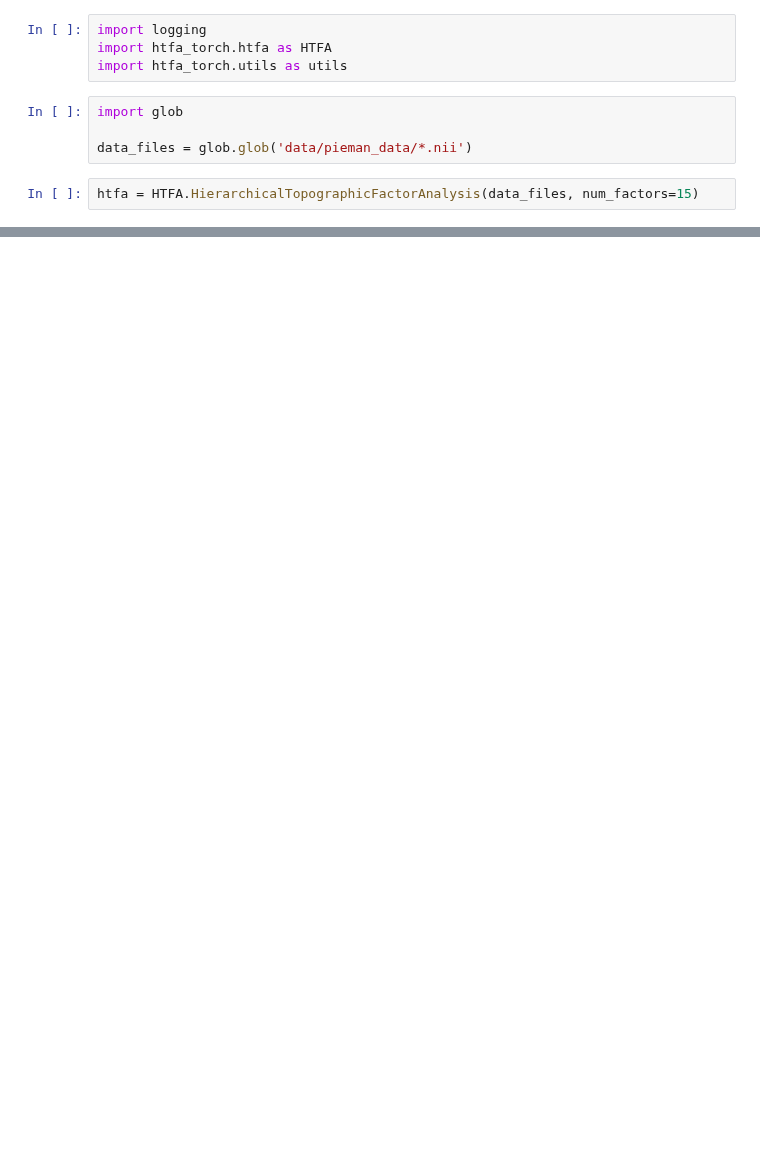
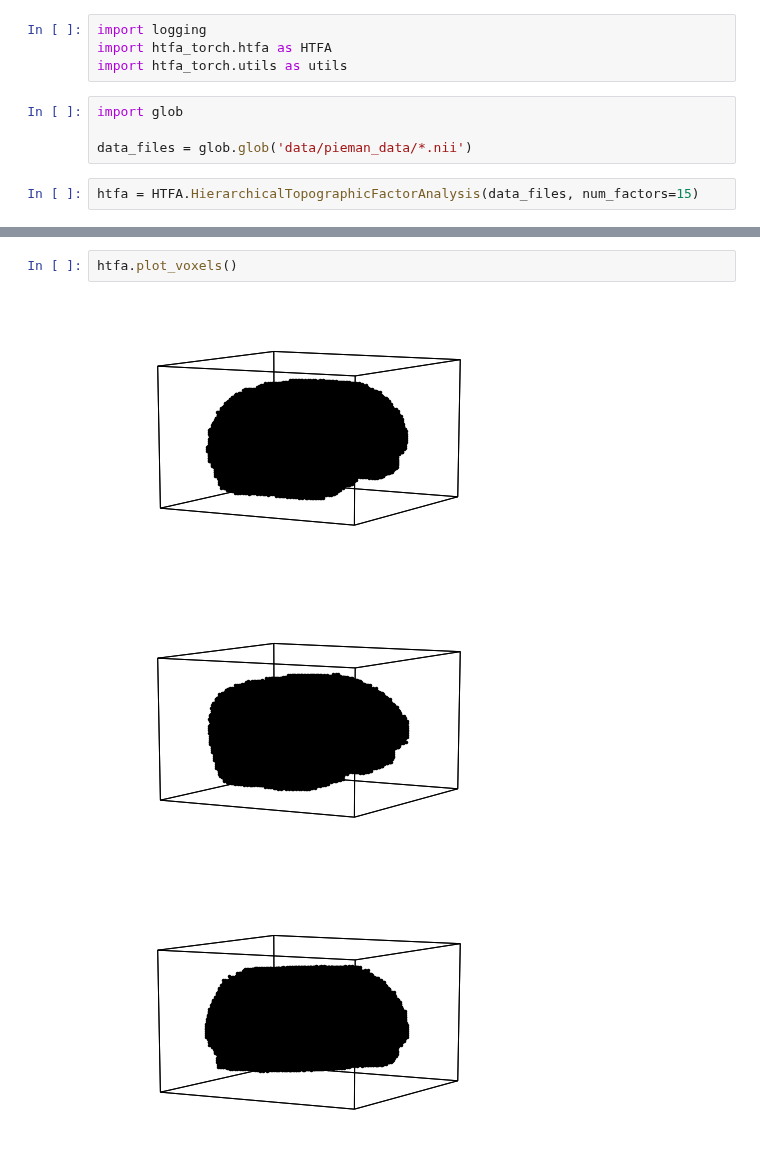
Before and after one commit to neu-pml/HTFATorch, a Jupyter notebook: notebooks/example_htfa.ipynb, the cells around one changed output, grey strips where cells are left out. Saved outputs shown, nothing was run; the diff lists cells and outputs as text; blank space fills up the shorter version.

Commit message:
notebooks/example_htfa: add some plots to results
Signed-off-by: esennesh <elisennesh@gmail.com>

```diff
--- a/notebooks/example_htfa.ipynb
+++ b/notebooks/example_htfa.ipynb
@@ -39,0 +40,6 @@ utils.plot_losses(losses)
+# %%
+htfa.plot_voxels()
+# %% [output]
+[figure, added]
+[figure, added]
+[figure, added]
```
Also changed, not shown: parts of 5 cells of this notebook.
